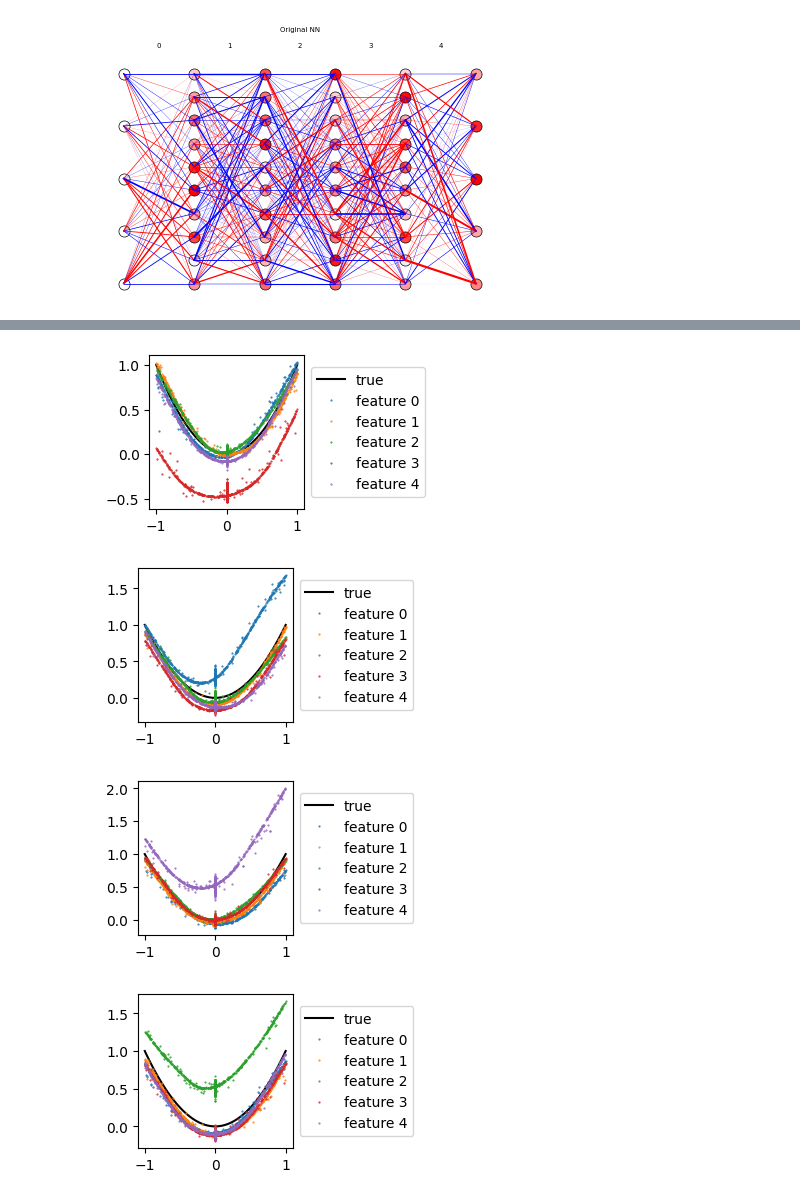
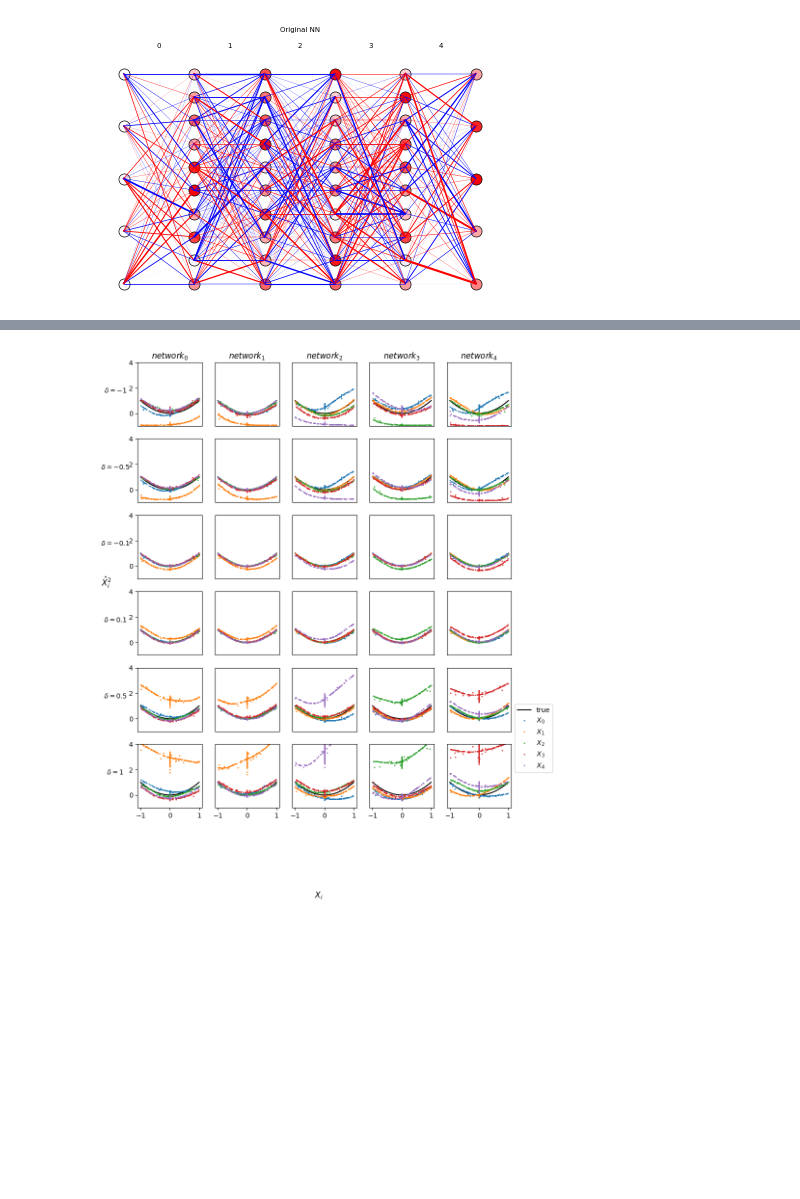
Before and after one commit to briannachrisman/eigenestimation, a Jupyter notebook: notebooks/squared.ipynb, the cells around one changed output, grey strips where cells are left out. Cells and saved outputs as stored; diff of their text form; code cells hidden in the pictures; blank space fills up the shorter version.

Commit message:
updating figures for writeup

```diff
--- a/notebooks/squared.ipynb
+++ b/notebooks/squared.ipynb
@@ -76,10 +76,6 @@ biases = {str(i):v for i,v in enumerate(biases.values())}
 
 f = DrawNeuralNetwork(weights, biases, "Original NN")
 
-#X = 2*torch.rand(10000,1).to('cuda')-1
-#feature_vals = eigenmodel(eigenmodel.compute_jacobian(X))
-
-
 for i, network in enumerate(eigenmodel.construct_subnetworks()):
 
     weights = {k:v for k,v in network.items() if 'bias' not in k}
@@ -88,12 +84,7 @@ for i, network in enumerate(eigenmodel.construct_subnetworks()):
     biases = {k:v for k,v in network.items() if 'bias' in k}
     biases = {str(i):v for i,v in enumerate(biases.values())}
 
-    f = DrawNeuralNetwork(weights, biases, f"feature {i}")
-
-    plt.figure(figsize=(2,2))
-    #plt.plot(X.detach().cpu().numpy(), feature_vals[:,i].detach().cpu().numpy(), '.', markersize=1)
-    #plt.xlabel('input value')
-    #plt.ylabel('dL dF')
-    #plt.title(f'Feature {i}')
-    plt.show()
+    f = DrawNeuralNetwork(weights, biases, f"subnetwork {i}")
+    # Save figure
+    f.savefig(f'../figures/squared_subnetworks/squared_subnetwork_{i}.svg', bbox_inches='tight', transparent=True)
 # %% [output]
@@ -111,22 +97,51 @@ for i, network in enumerate(eigenmodel.construct_subnetworks()):
 # %%
-feature_coefficients = torch.zeros(eigenmodel.n_features).to('cuda')
-toy_model = copy.deepcopy(eigenmodel.model)
-orig_y = toy_model(X)
-for feature_idx in range(5):
+def PerturbAndGraph(delta_values, filename, X, ylim=(-1,2),):
     feature_coefficients = torch.zeros(eigenmodel.n_features).to('cuda')
-    feature_coefficients[feature_idx] = -.2
-    reconstruction = eigenmodel.add_to_network(feature_coefficients)
-    # Repalce toy model parameters with model_params
-    toy_model.load_state_dict(reconstruction)
-    y = (toy_model(X) ).cpu().detach().numpy()
-    plt.figure(figsize=(2,2))
-    plt.plot(np.linspace(-1,1,100), np.linspace(-1,1,100)**2, 'k-', label='true')
-    for i in range(y.shape[1]):
-        plt.plot(X[:,-i].cpu().detach().numpy(), y[:,-i], '.', label=f"feature {i}",  markersize=1) #, bins=np.linspace(-.1,.1,100), alpha=.5)
-    plt.legend(loc='center left', bbox_to_anchor=(1, 0.5))
+    toy_model = copy.deepcopy(eigenmodel.model)
+    orig_y = toy_model(X)
+    f, ax = plt.subplots(len(delta_values),5, figsize=(10,2*len(delta_values)))
+    for col_i, feature_idx in enumerate(range(5)):
+        for row_i, feature_coeff in enumerate(delta_values):
+            # Subplot with 2 columns
+            feature_coefficients = torch.zeros(eigenmodel.n_features).to('cuda')
+            feature_coefficients[feature_idx] = feature_coeff
+            reconstruction = eigenmodel.add_to_network(feature_coefficients)
+            # Repalce toy model parameters with model_params
+            toy_model.load_state_dict(reconstruction)
+            y = (toy_model(X) ).cpu().detach().numpy()
+            ax[row_i,col_i].plot(np.linspace(-1,1,100), np.linspace(-1,1,100)**2, 'k-', label='true')
+            for i in range(y.shape[1]):
+                ax[row_i,col_i].plot(X[:,-i].cpu().detach().numpy(), y[:,-i], '.', label=f"${{X}}_{i}$",  markersize=2) #, bins=np.linspace(-.1,.1,100), alpha=.5)
+                ax[row_i,col_i].set_ylim(ylim)
+
+            ax[0,col_i].set_title(f"$network_{col_i}$")
+            ax[0,col_i].set_xticks([])
+            # If column is not 0, remove y ticks
+            if col_i != 0:
+                ax[row_i,col_i].set_yticks([])
+
+            if row_i != len(delta_values)-1:
+                ax[row_i,col_i].set_xticks([])
+
+
+    # Set over all figure x and y axes
+    f.supylabel('$\hat{X}_{i}^2$', rotation=0, x=.05)
+    # Move sup y label closer to the figure
+
+    for i, delta_value in enumerate(delta_values):
+        ax[i,0].set_ylabel(f'$\delta={delta_value}$', rotation=0, labelpad=20)
+
+
+    f.supxlabel('${X}_{i}$', rotation=0, y=-.05)
+
+
+    plt.legend(loc='lower left', bbox_to_anchor=(1, 0.5))
+
+    # Save figure
+    plt.savefig(filename, bbox_inches='tight', transparent=True)
     plt.show()
+
+
+PerturbAndGraph([-1,-.5,-.1,.1, .5,1], '../figures/squared_intervention/squared_intervention_-1_1.pdf', X[:500],ylim=(-1,4))
 # %% [output]
-[figure, old version]
+[figure, new version]
-[figure, removed]
-[figure, removed]
-[figure, removed]
```
Also changed, not shown: parts of 11 cells of this notebook, 27 other files.
